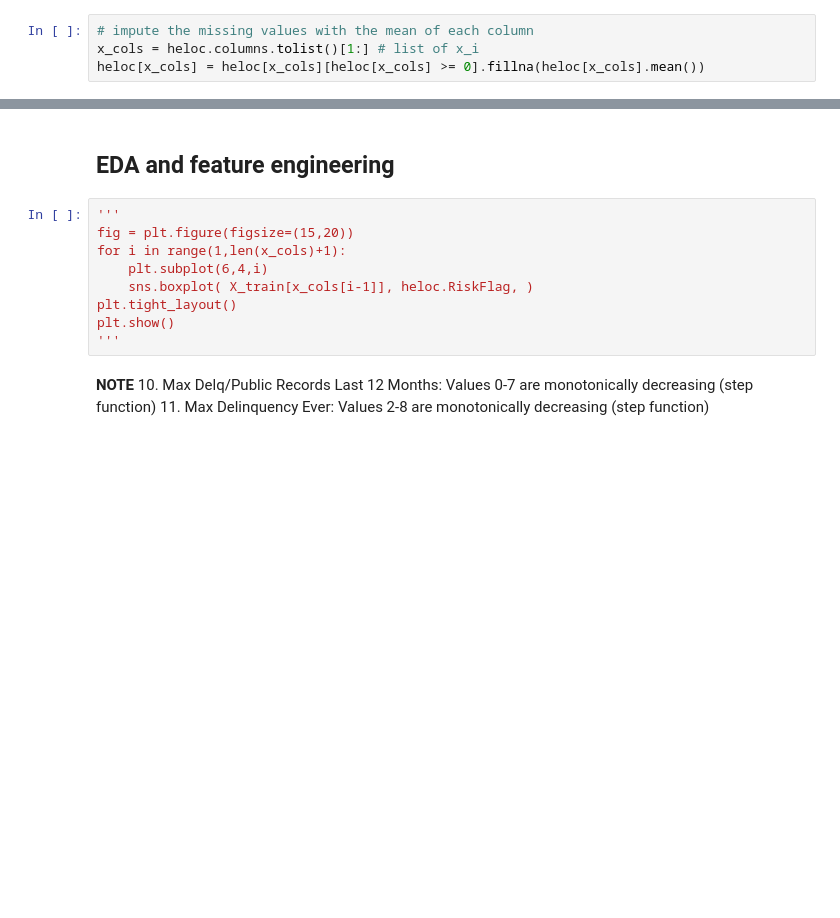
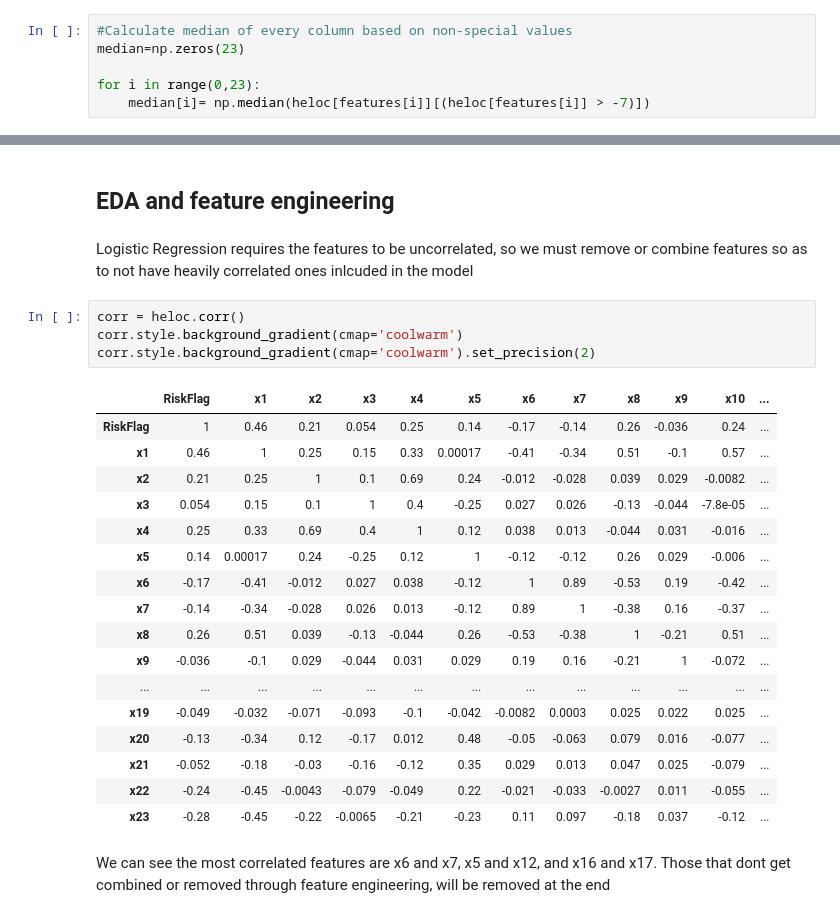
Before and after one commit to sumermalhotra/Heloc_group_project_6, a Jupyter notebook: Project.ipynb, the cells around one changed output, grey strips where cells are left out. Saved outputs shown, nothing was run; the diff lists cells and outputs as text; blank space fills up the shorter version.

```diff
--- a/Project.ipynb
+++ b/Project.ipynb
@@ -43,4 +48,6 @@ dataDict['Description'] = dataDict['Description'].apply(
-# %%
-# impute the missing values with the mean of each column
-x_cols = heloc.columns.tolist()[1:] # list of x_i
-heloc[x_cols] = heloc[x_cols][heloc[x_cols] >= 0].fillna(heloc[x_cols].mean())
+# %%
+#Calculate median of every column based on non-special values
+median=np.zeros(23)
+
+for i in range(0,23):
+    median[i]= np.median(heloc[features[i]][(heloc[features[i]] > -7)])
@@ -58,16 +123,30 @@ preprocessing finished
 ---
 # %% [markdown]
 ## EDA and feature engineering
-# %%
-'''
-fig = plt.figure(figsize=(15,20))
-for i in range(1,len(x_cols)+1):
-    plt.subplot(6,4,i)
-    sns.boxplot( X_train[x_cols[i-1]], heloc.RiskFlag, )
-plt.tight_layout()
-plt.show()
-'''
-# %% [markdown]
-**NOTE**
-10. Max Delq/Public Records Last 12 Months: Values 0-7 are monotonically decreasing (step function)
-11. Max Delinquency Ever: Values 2-8 are monotonically decreasing (step function)
+# %% [markdown]
+Logistic Regression requires the features to be uncorrelated, so we must remove or combine features so as to not have heavily correlated ones inlcuded in the model
+# %%
+corr = heloc.corr()
+corr.style.background_gradient(cmap='coolwarm')
+corr.style.background_gradient(cmap='coolwarm').set_precision(2)
+# %% [output]
+|  | RiskFlag | x1 | x2 | x3 | x4 | x5 | x6 | x7 | x8 | x9 | x10 | ... |
+| RiskFlag | 1 | 0.46 | 0.21 | 0.054 | 0.25 | 0.14 | -0.17 | -0.14 | 0.26 | -0.036 | 0.24 | ... |
+| x1 | 0.46 | 1 | 0.25 | 0.15 | 0.33 | 0.00017 | -0.41 | -0.34 | 0.51 | -0.1 | 0.57 | ... |
+| x2 | 0.21 | 0.25 | 1 | 0.1 | 0.69 | 0.24 | -0.012 | -0.028 | 0.039 | 0.029 | -0.0082 | ... |
+| x3 | 0.054 | 0.15 | 0.1 | 1 | 0.4 | -0.25 | 0.027 | 0.026 | -0.13 | -0.044 | -7.8e-05 | ... |
+| x4 | 0.25 | 0.33 | 0.69 | 0.4 | 1 | 0.12 | 0.038 | 0.013 | -0.044 | 0.031 | -0.016 | ... |
+| x5 | 0.14 | 0.00017 | 0.24 | -0.25 | 0.12 | 1 | -0.12 | -0.12 | 0.26 | 0.029 | -0.006 | ... |
+| x6 | -0.17 | -0.41 | -0.012 | 0.027 | 0.038 | -0.12 | 1 | 0.89 | -0.53 | 0.19 | -0.42 | ... |
+| x7 | -0.14 | -0.34 | -0.028 | 0.026 | 0.013 | -0.12 | 0.89 | 1 | -0.38 | 0.16 | -0.37 | ... |
+| x8 | 0.26 | 0.51 | 0.039 | -0.13 | -0.044 | 0.26 | -0.53 | -0.38 | 1 | -0.21 | 0.51 | ... |
+| x9 | -0.036 | -0.1 | 0.029 | -0.044 | 0.031 | 0.029 | 0.19 | 0.16 | -0.21 | 1 | -0.072 | ... |
+| ... | ... | ... | ... | ... | ... | ... | ... | ... | ... | ... | ... | ... |
+| x19 | -0.049 | -0.032 | -0.071 | -0.093 | -0.1 | -0.042 | -0.0082 | 0.0003 | 0.025 | 0.022 | 0.025 | ... |
+| x20 | -0.13 | -0.34 | 0.12 | -0.17 | 0.012 | 0.48 | -0.05 | -0.063 | 0.079 | 0.016 | -0.077 | ... |
+| x21 | -0.052 | -0.18 | -0.03 | -0.16 | -0.12 | 0.35 | 0.029 | 0.013 | 0.047 | 0.025 | -0.079 | ... |
+| x22 | -0.24 | -0.45 | -0.0043 | -0.079 | -0.049 | 0.22 | -0.021 | -0.033 | -0.0027 | 0.011 | -0.055 | ... |
+| x23 | -0.28 | -0.45 | -0.22 | -0.0065 | -0.21 | -0.23 | 0.11 | 0.097 | -0.18 | 0.037 | -0.12 | ... |
+# %% [markdown]
+We can see the most correlated features are x6 and x7, x5 and x12, and x16 and x17.
+Those that dont get combined or removed through feature engineering, will be removed at the end
```
Also changed, not shown: parts of 41 cells of this notebook.
